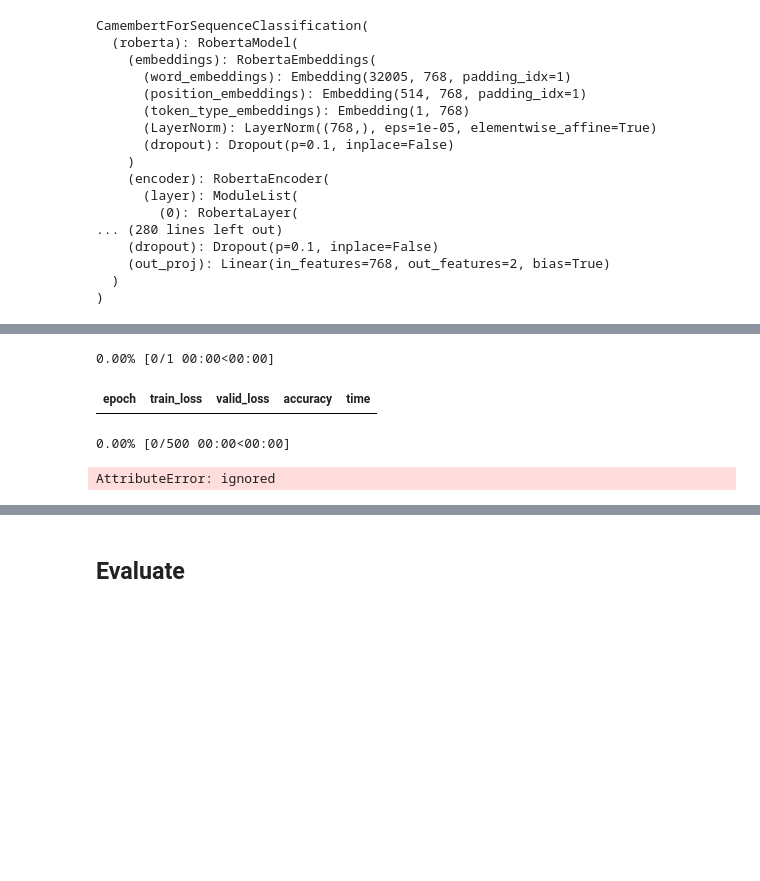
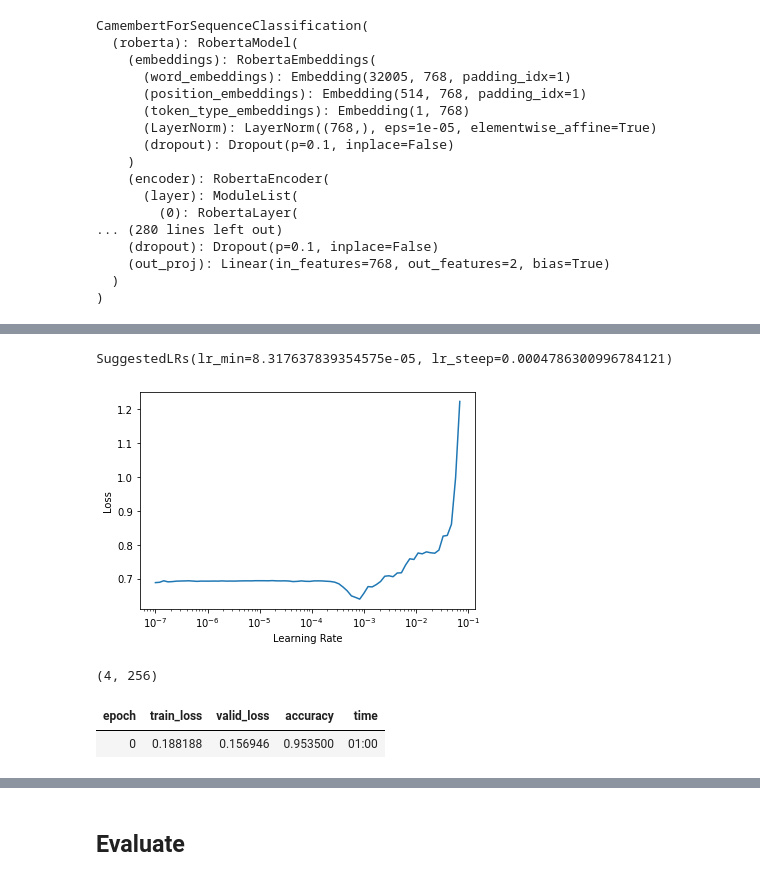
Before and after one commit to royam0820/fastai2-v4, a Jupyter notebook: TEST_Camembert_LM&TextClassification.ipynb, the cells around one changed output, grey strips where cells are left out. Cells and saved outputs as stored; diff of their text form; code cells hidden in the pictures; blank space fills up the shorter version.

```diff
--- a/TEST_Camembert_LM&TextClassification.ipynb
+++ b/TEST_Camembert_LM&TextClassification.ipynb
@@ -505,0 +521,2 @@ You should probably TRAIN this model on a down-stream task to be able to use it
+# %%
+model_name = "camembert-base"
@@ -505,0 +526,3 @@ You should probably TRAIN this model on a down-stream task to be able to use it
+# %%
+model = AutoModelForSequenceClassification.from_pretrained(model_name)
+learn = Learner(dls_clas, model, loss_func=CrossEntropyLossFlat(), cbs=[DropOutput], metrics=accuracy).to_fp16()
@@ -523,3 +552,6 @@ CamembertForSequenceClassification(
     (out_proj): Linear(in_features=768, out_features=2, bias=True)
   )
 )
+# %%
+learn.lr_find()
+# %% [output]
@@ -525,0 +559,11 @@ CamembertForSequenceClassification(
+SuggestedLRs(lr_min=8.317637839354575e-05, lr_steep=0.0004786300996784121)
+[figure, added]
+# %%
+bs, sl
+# %% [output]
+(4, 256)
+# %%
+learn.fit_one_cycle(1, 1e-5)
+# %% [output]
+| epoch | train_loss | valid_loss | accuracy | time |
+| 0 | 0.188188 | 0.156946 | 0.953500 | 01:00 |
@@ -526,9 +573,2 @@ CamembertForSequenceClassification(
 # %%
 # learn = learn.load('1epoch')
-# %%
-learn.fit_one_cycle(1, 2e-2)
-# %% [output]
-0.00% [0/1 00:00<00:00]
-| epoch | train_loss | valid_loss | accuracy | time |
-0.00% [0/500 00:00<00:00]
-AttributeError: ignored
```
Also changed, not shown: parts of 34 cells of this notebook.
